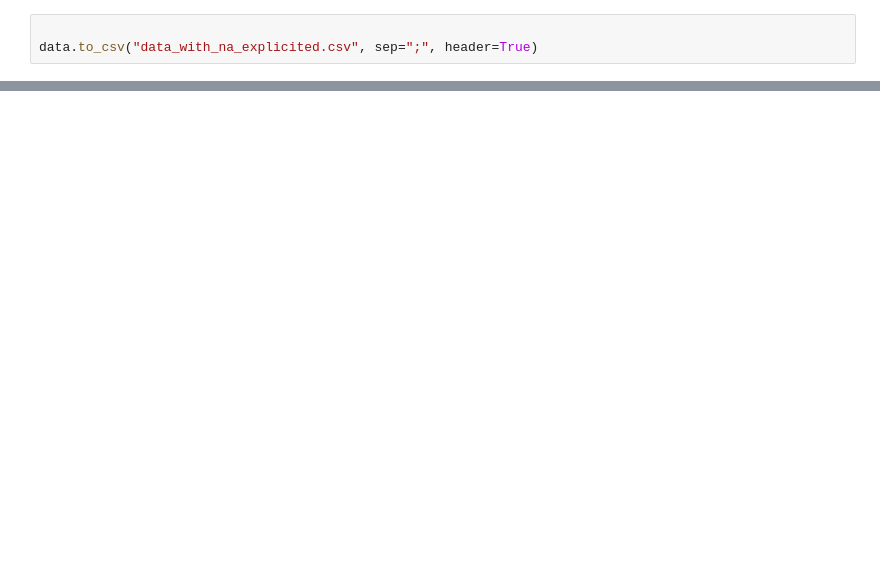
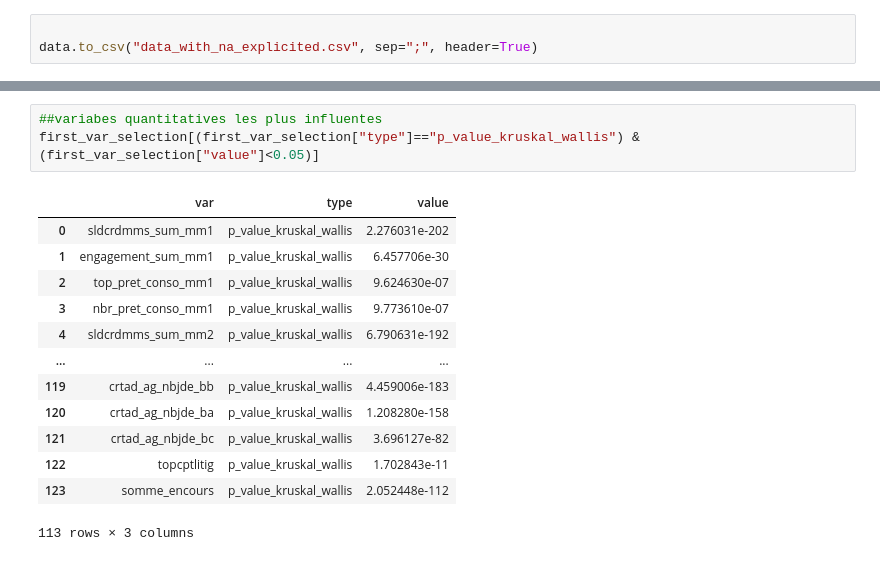
Before and after one commit to DaveMTK20002/PROJET-SCORING-Ikram-Davick, a Jupyter notebook: avancement.ipynb, the cells around one changed output, grey strips where cells are left out. Cells and saved outputs as stored; diff of their text form; blank space fills up the shorter version.

```diff
--- a/avancement.ipynb
+++ b/avancement.ipynb
@@ -246,0 +345,17 @@ def association_with_target(data, target):
+# %%
+##variabes quantitatives les plus influentes
+first_var_selection[(first_var_selection["type"]=="p_value_kruskal_wallis") & (first_var_selection["value"]<0.05)]
+# %% [output]
+|  | var | type | value |
+| 0 | sldcrdmms_sum_mm1 | p_value_kruskal_wallis | 2.276031e-202 |
+| 1 | engagement_sum_mm1 | p_value_kruskal_wallis | 6.457706e-30 |
+| 2 | top_pret_conso_mm1 | p_value_kruskal_wallis | 9.624630e-07 |
+| 3 | nbr_pret_conso_mm1 | p_value_kruskal_wallis | 9.773610e-07 |
+| 4 | sldcrdmms_sum_mm2 | p_value_kruskal_wallis | 6.790631e-192 |
+| ... | ... | ... | ... |
+| 119 | crtad_ag_nbjde_bb | p_value_kruskal_wallis | 4.459006e-183 |
+| 120 | crtad_ag_nbjde_ba | p_value_kruskal_wallis | 1.208280e-158 |
+| 121 | crtad_ag_nbjde_bc | p_value_kruskal_wallis | 3.696127e-82 |
+| 122 | topcptlitig | p_value_kruskal_wallis | 1.702843e-11 |
+| 123 | somme_encours | p_value_kruskal_wallis | 2.052448e-112 |
+113 rows × 3 columns
```
Also changed, not shown: parts of 18 cells of this notebook.
